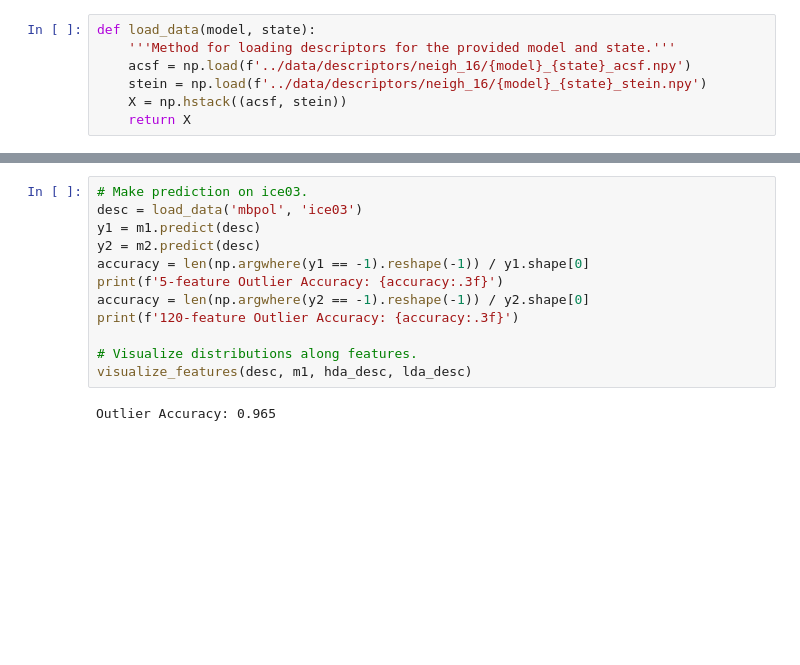
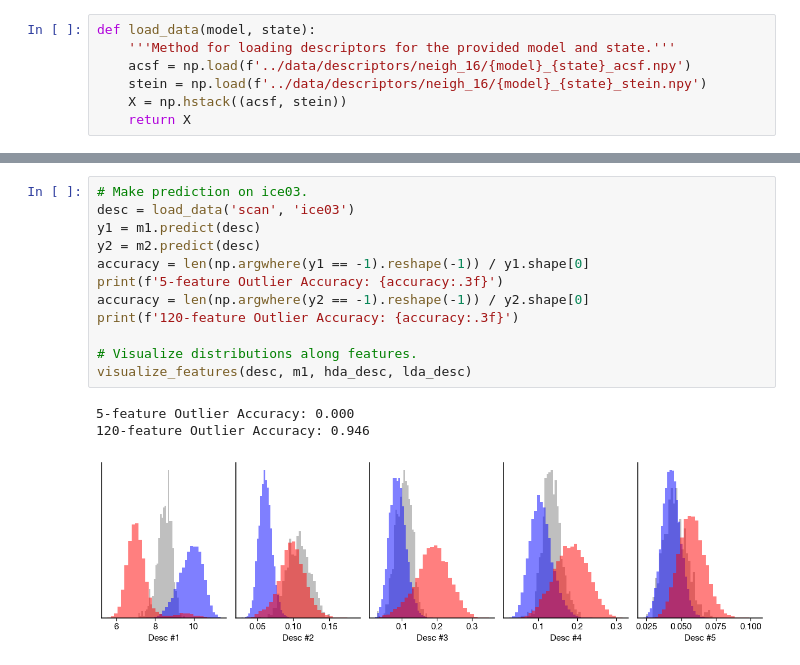
Before and after one commit to webbtheosim/amorphous-ice, a Jupyter notebook: notebooks/si_ice.ipynb, the cells around one changed output, grey strips where cells are left out. Cells and saved outputs as stored; diff of their text form; blank space fills up the shorter version.

```diff
--- a/notebooks/si_ice.ipynb
+++ b/notebooks/si_ice.ipynb
@@ -123,16 +127,18 @@ Outlier Accuracy: 0.178
 # %%
 # Make prediction on ice03.
-desc = load_data('mbpol', 'ice03')
+desc = load_data('scan', 'ice03')
 y1 = m1.predict(desc)
 y2 = m2.predict(desc)
 accuracy = len(np.argwhere(y1 == -1).reshape(-1)) / y1.shape[0]
 print(f'5-feature Outlier Accuracy: {accuracy:.3f}')
 accuracy = len(np.argwhere(y2 == -1).reshape(-1)) / y2.shape[0]
 print(f'120-feature Outlier Accuracy: {accuracy:.3f}')
 
 # Visualize distributions along features.
 visualize_features(desc, m1, hda_desc, lda_desc)
 # %% [output]
-Outlier Accuracy: 0.965
+5-feature Outlier Accuracy: 0.000
+120-feature Outlier Accuracy: 0.946
+[figure, added]
 # %%
 # Make prediction on ice04.
```
Also changed, not shown: parts of 19 cells of this notebook.
